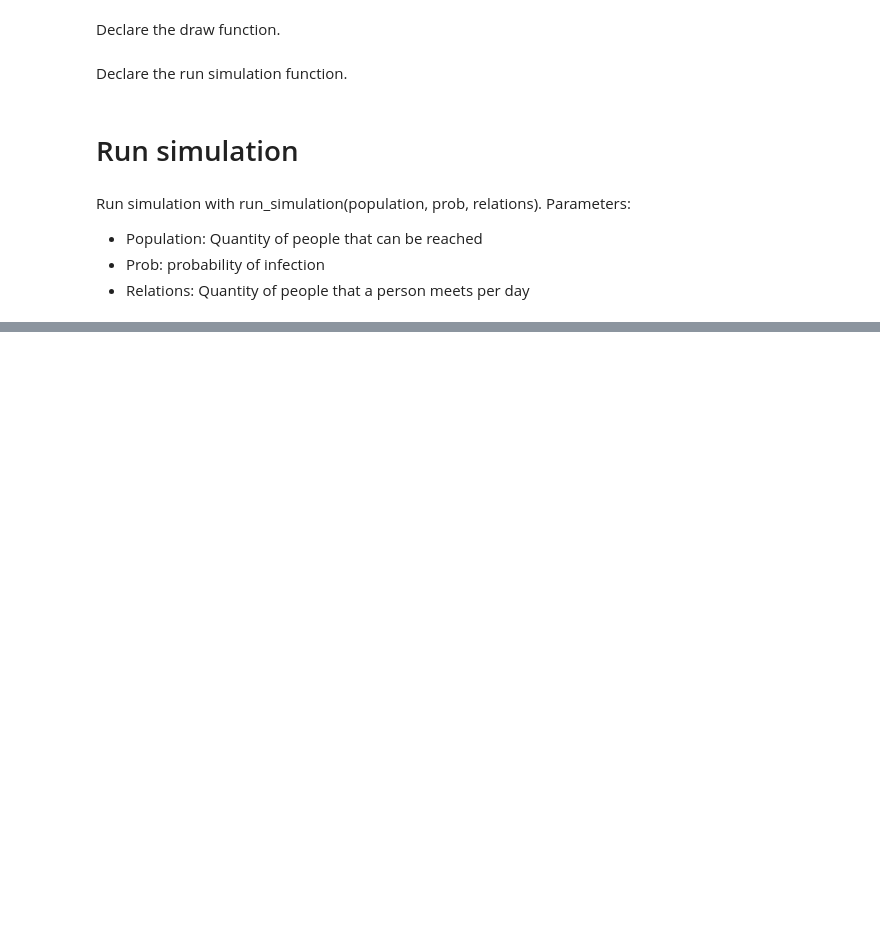
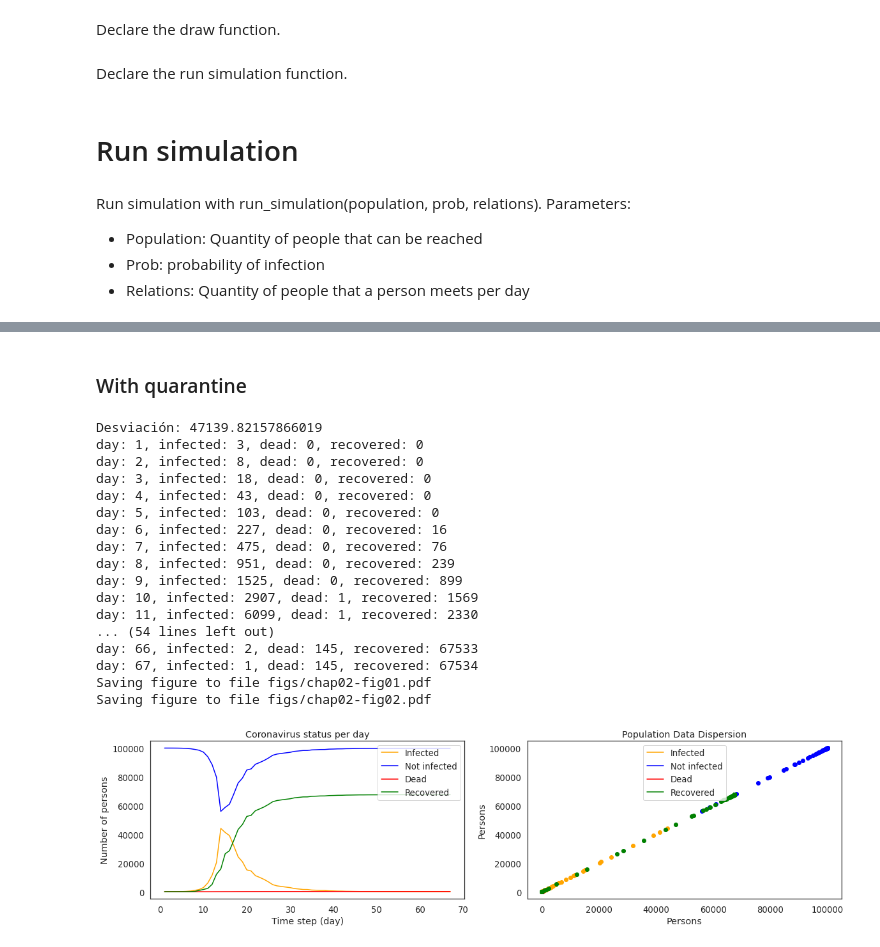
Before and after one commit to dfeliz/ModSimPy, a Jupyter notebook: notebooks/coronavirus-edited.ipynb, the cells around one changed output, grey strips where cells are left out. Saved outputs shown, nothing was run; the diff lists cells and outputs as text; code cells hidden in the pictures; blank space fills up the shorter version.

```diff
--- a/notebooks/coronavirus-edited.ipynb
+++ b/notebooks/coronavirus-edited.ipynb
@@ -163,0 +167,23 @@ Saving figure to file figs/chap02-fig02.pdf
+# %% [markdown]
+### With quarantine
+# %%
+run_simulation(100000, 0.675, 2)
+# %% [output]
+Desviación: 47139.82157866019
+day: 1, infected: 3, dead: 0, recovered: 0
+day: 2, infected: 8, dead: 0, recovered: 0
+day: 3, infected: 18, dead: 0, recovered: 0
+day: 4, infected: 43, dead: 0, recovered: 0
+day: 5, infected: 103, dead: 0, recovered: 0
+day: 6, infected: 227, dead: 0, recovered: 16
+day: 7, infected: 475, dead: 0, recovered: 76
+day: 8, infected: 951, dead: 0, recovered: 239
+day: 9, infected: 1525, dead: 0, recovered: 899
+day: 10, infected: 2907, dead: 1, recovered: 1569
+day: 11, infected: 6099, dead: 1, recovered: 2330
+... (54 lines left out)
+day: 66, infected: 2, dead: 145, recovered: 67533
+day: 67, infected: 1, dead: 145, recovered: 67534
+Saving figure to file figs/chap02-fig01.pdf
+Saving figure to file figs/chap02-fig02.pdf
+[figure, added]
```
Also changed, not shown: parts of 7 cells of this notebook.
